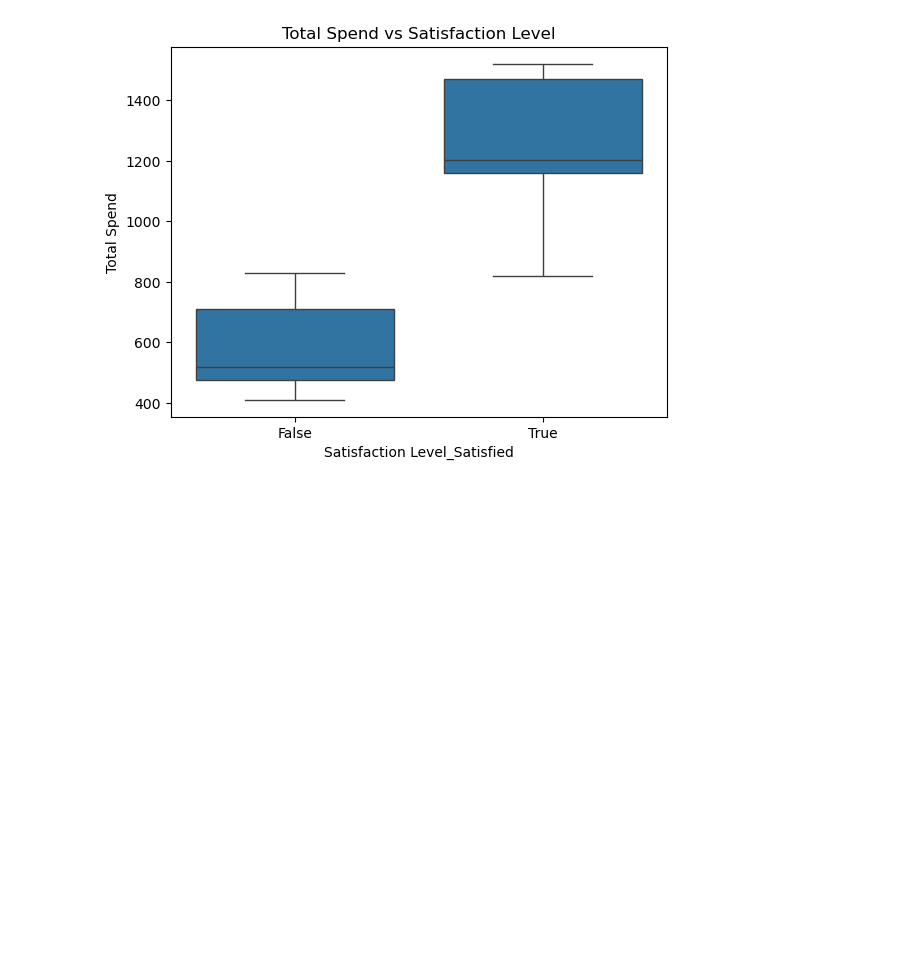
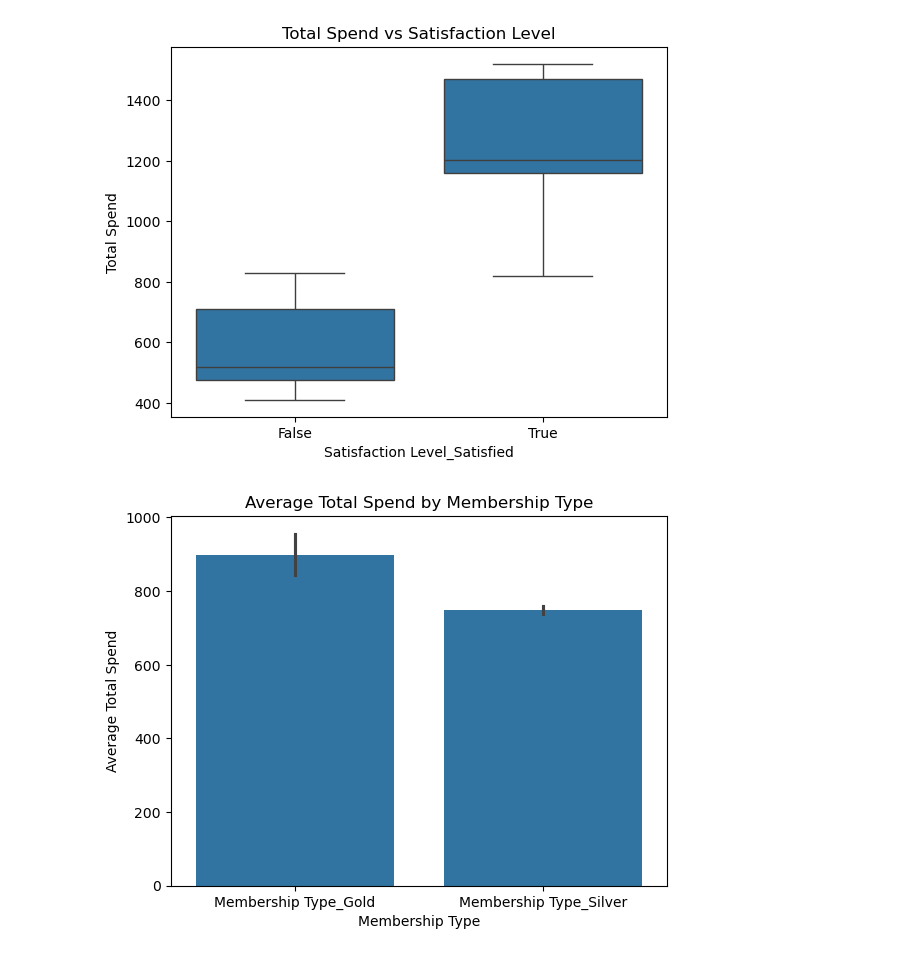
Before and after one commit to Rashi990/IS4116_BIS_Assignment, a Jupyter notebook: notebooks/data_analysis.ipynb, the cells around one changed output. Cells and saved outputs as stored; diff of their text form; code cells hidden in the pictures; blank space fills up the shorter version.

Commit message:
exploratory data analysis, statistical analysis and visualizations done

```diff
--- a/notebooks/data_analysis.ipynb
+++ b/notebooks/data_analysis.ipynb
@@ -140,3 +140,12 @@ plt.title('Total Spend vs Satisfaction Level')
 plt.show()
 # %% [output]
 [figure]
+# %%
+# Bar plot for Membership Type vs Average Total Spend
+sns.barplot(x=df[['Membership Type_Gold', 'Membership Type_Silver']].idxmax(axis=1), y=df['Total Spend'])
+plt.title('Average Total Spend by Membership Type')
+plt.xlabel('Membership Type')
+plt.ylabel('Average Total Spend')
+plt.show()
+# %% [output]
+[figure, added]
```
Also changed, not shown: parts of 6 cells of this notebook.
